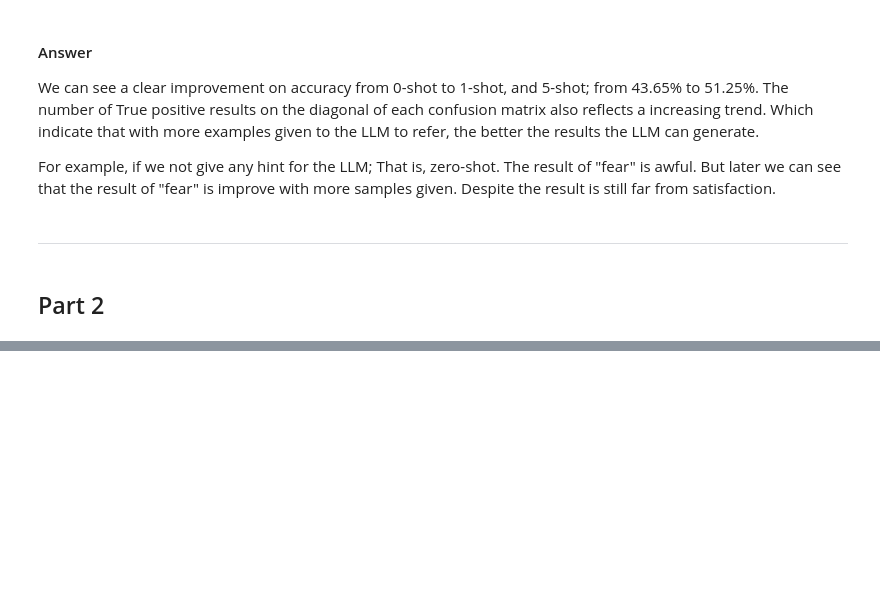
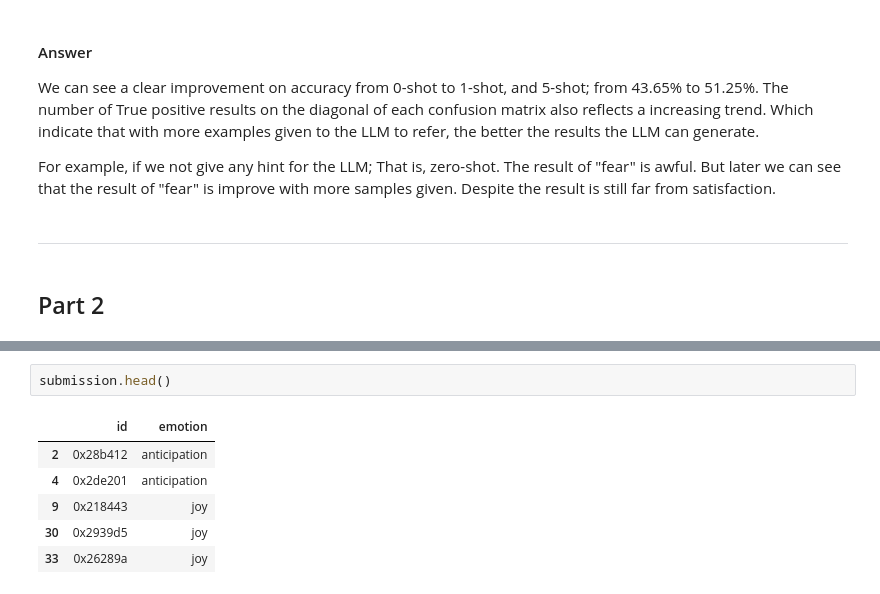
Before and after one commit to Eric0801/DM2024-Lab2-Homework, a Jupyter notebook: DM2024-Lab2-Homework.ipynb, the cells around one changed output, grey strips where cells are left out. Saved outputs shown, nothing was run; the diff lists cells and outputs as text; blank space fills up the shorter version.

```diff
--- a/DM2024-Lab2-Homework.ipynb
+++ b/DM2024-Lab2-Homework.ipynb
@@ -624,0 +783,9 @@ For example, if we not give any hint for the LLM; That is, zero-shot. The result
+# %%
+submission.head()
+# %% [output]
+|  | id | emotion |
+| 2 | 0x28b412 | anticipation |
+| 4 | 0x2de201 | anticipation |
+| 9 | 0x218443 | joy |
+| 30 | 0x2939d5 | joy |
+| 33 | 0x26289a | joy |
```
Also changed, not shown: parts of 21 cells of this notebook, 2 other files.
